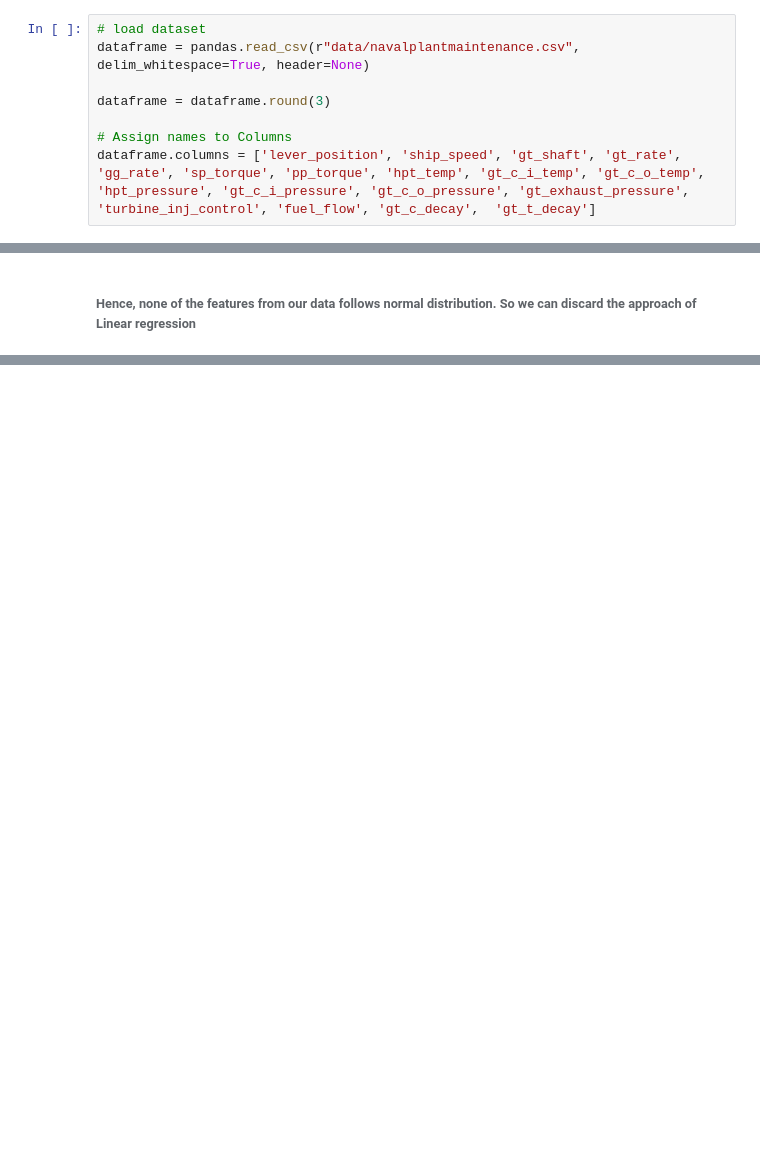
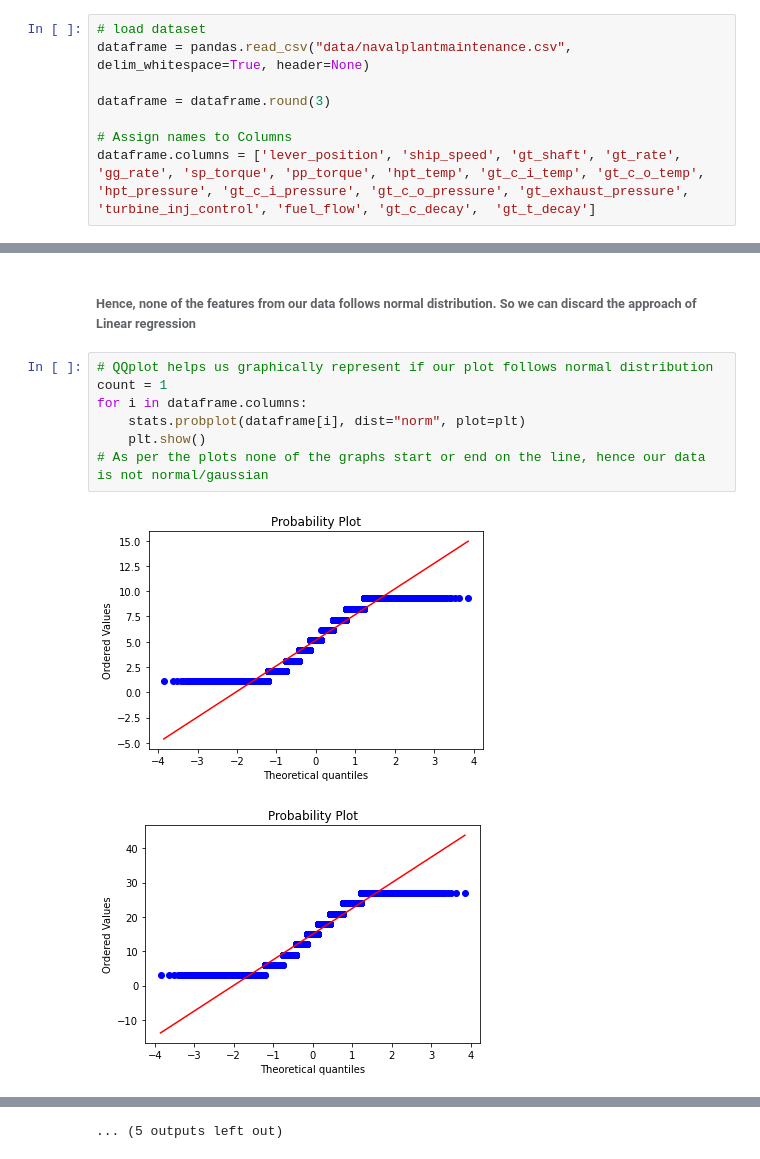
Before and after one commit to InnovativeCoder/Condition-Based-Maintenance-of-Naval-Propulsion-Plants, a Jupyter notebook: Predictive Maintenence.ipynb, the cells around one changed output, grey strips where cells are left out. Saved outputs shown, nothing was run; the diff lists cells and outputs as text; blank space fills up the shorter version.

```diff
--- a/Predictive Maintenence.ipynb
+++ b/Predictive Maintenence.ipynb
@@ -7,6 +11,6 @@ import seaborn as sns
 # %%
 # load dataset
-dataframe = pandas.read_csv(r"data/navalplantmaintenance.csv", delim_whitespace=True, header=None)
+dataframe = pandas.read_csv("data/navalplantmaintenance.csv", delim_whitespace=True, header=None)
 
 dataframe = dataframe.round(3)
 
@@ -109,3 +112,13 @@ gt_t_decay 0.8352198700196897 0.0
 Feature: gt_t_decay is not normal
 # %% [markdown]
 ###### Hence, none of the features from our data follows normal distribution. So we can discard the approach of Linear regression
+# %%
+# QQplot helps us graphically represent if our plot follows normal distribution
+count = 1
+for i in dataframe.columns:
+    stats.probplot(dataframe[i], dist="norm", plot=plt)
+    plt.show()
+# As per the plots none of the graphs start or end on the line, hence our data is not normal/gaussian
+# %% [output]
+[figure, added]
+[figure, added]
@@ -111,0 +135 @@ Feature: gt_t_decay is not normal
+... (5 outputs left out)
```
Also changed, not shown: parts of 7 cells of this notebook, 1 other file.
